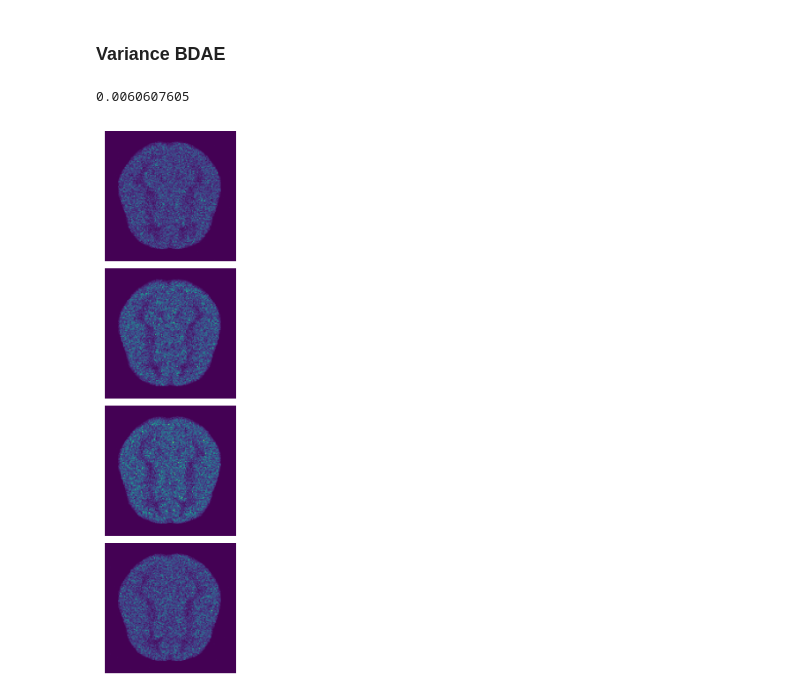
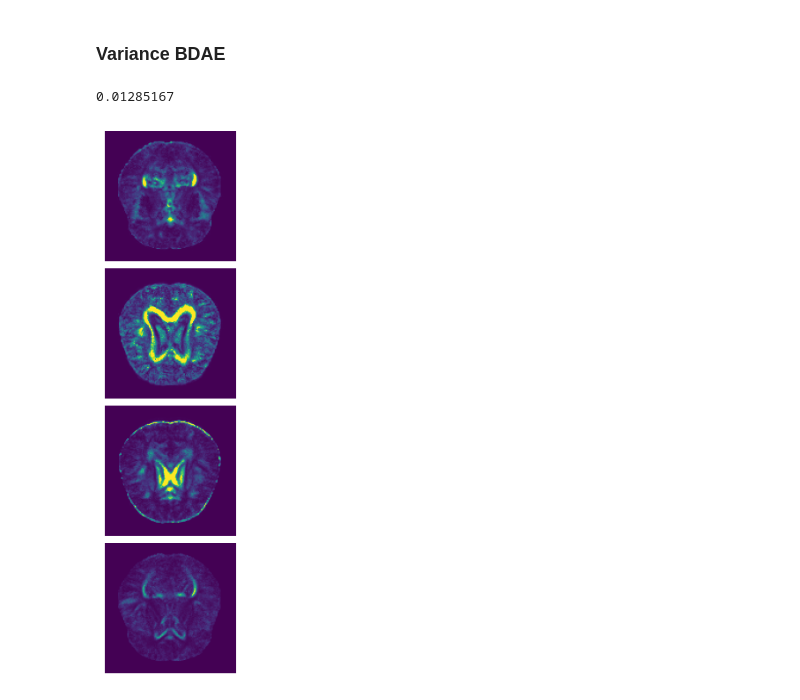
Before and after one commit to joshuarooijakkers/bayesian_denoising_autoencoder, a Jupyter notebook: BDAE_vs_DAE_plots_linear_mri.ipynb, the cells around one changed output. Cells and saved outputs as stored; diff of their text form; code cells hidden in the pictures.

```diff
--- a/BDAE_vs_DAE_plots_linear_mri.ipynb
+++ b/BDAE_vs_DAE_plots_linear_mri.ipynb
@@ -351,7 +351,7 @@ test_iter = iter(test_loader)
 images_batch, labels_batch = next(test_iter)
 
 # Select the first 4 images to display
-start_index = 0
+start_index = 20
 images = images_batch[start_index:start_index+4]
 
 plot_images(images, 0.05, vmax=1)
@@ -395,16 +395,16 @@ plot_images(predictions_mean.view(-1,image_size,image_size).cpu(), space=0.05)
 # %%
 max_pixel = np.max(predictions_var.cpu().numpy()[:4])
 print(max_pixel)
 
-plot_images(predictions_var.view(-1,image_size,image_size).cpu(), space=0.05, cmap='viridis', vmax=0.0060607605)
+plot_images(predictions_var.view(-1,image_size,image_size).cpu(), space=0.05, cmap='viridis', vmax=0.003)
 
 # plt.figure(figsize=(2, 8))
 # for i in range(num_images):
 #     plt.subplot(4, 1, i + 1)
 #     plt.imshow(predictions_var[i].cpu().numpy().squeeze(), cmap='viridis', vmax=0.12)
 #     plt.axis('off')
 # # plt.subplots_adjust(wspace=space, hspace=space)
 # plt.show()
 # %% [output]
-0.0060607605
+0.01285167
-[figure, old version]
+[figure, new version]
```
Also changed, not shown: parts of 8 cells of this notebook.
